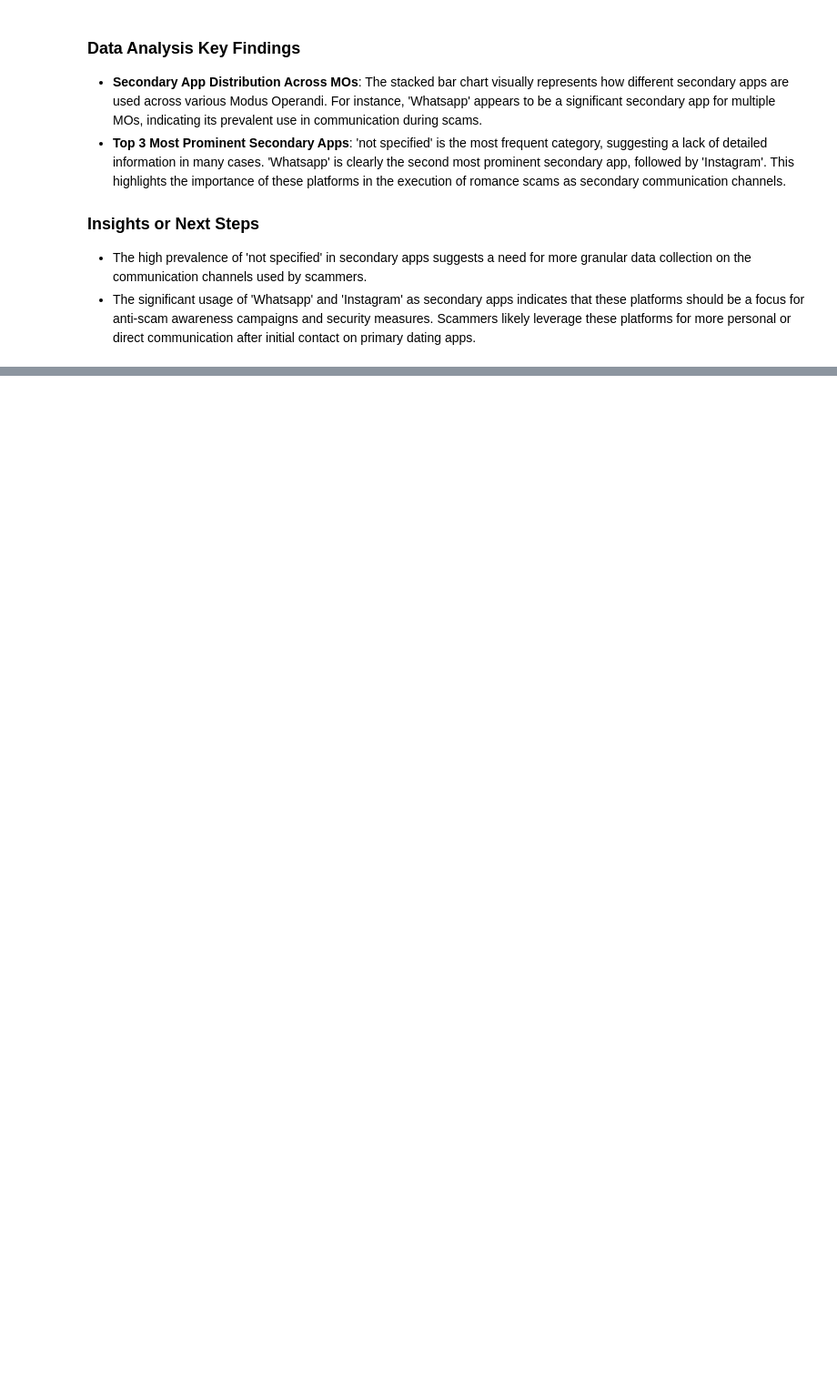
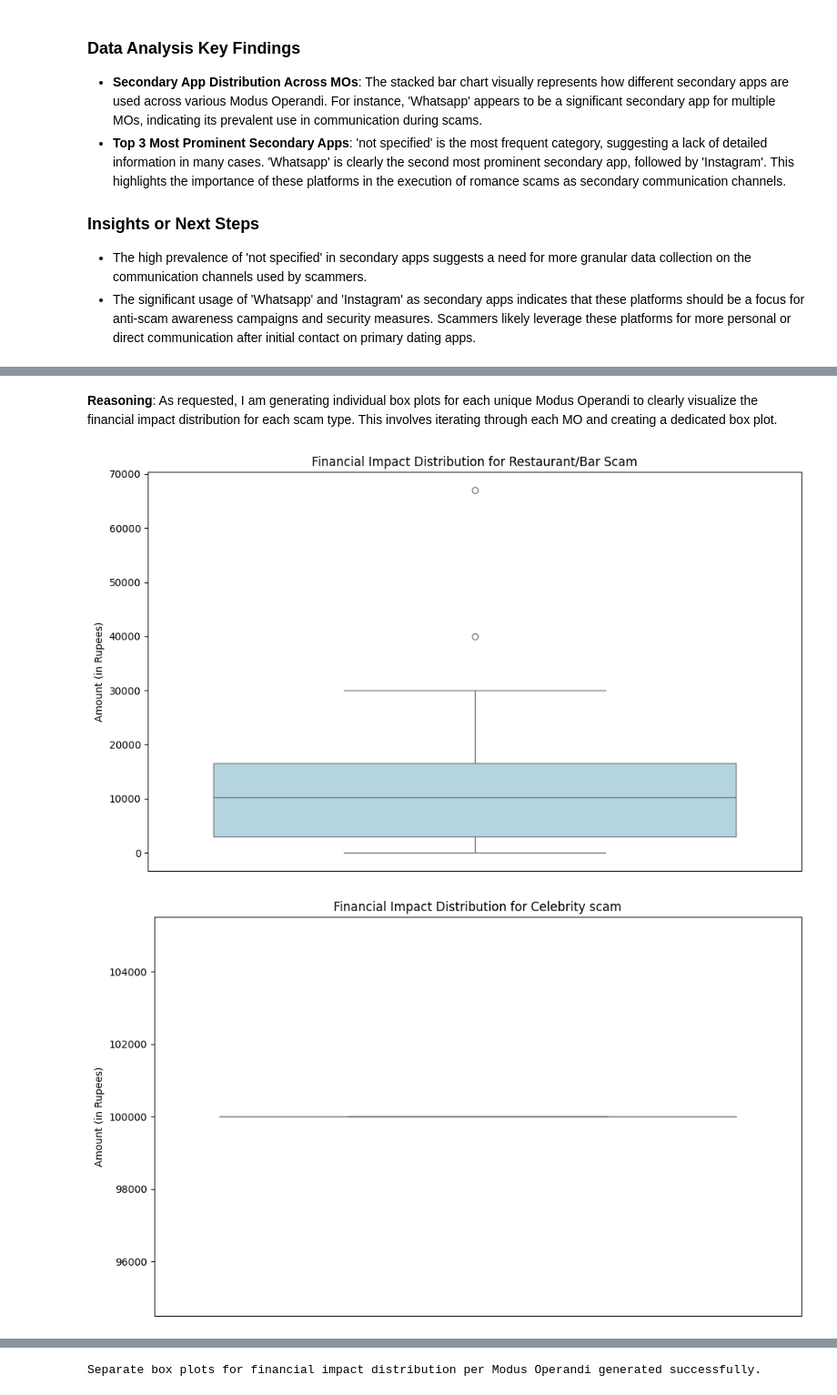
Before and after one commit to garguy07/romance-scams, a Jupyter notebook: Neuroeconomics_Analysis.ipynb, the cells around one changed output, grey strips where cells are left out. Shown at 91% size. Drawn from its saved outputs; the diff is of its cells as text; code cells hidden in the pictures; blank space fills up the shorter version.

```diff
--- a/Neuroeconomics_Analysis.ipynb
+++ b/Neuroeconomics_Analysis.ipynb
@@ -616,0 +666,21 @@ Telegram          3
+# %% [markdown]
+**Reasoning**:
+As requested, I am generating individual box plots for each unique Modus Operandi to clearly visualize the financial impact distribution for each scam type. This involves iterating through each MO and creating a dedicated box plot.
+# %%
+import seaborn as sns
+import matplotlib.pyplot as plt
+
+unique_mos = df['MO'].unique()
+
+for mo in unique_mos:
+    plt.figure(figsize=(10, 6))
+    sns.boxplot(y=df[df['MO'] == mo]['Amount (in Rupees)'], color='lightblue')
+    plt.title(f'Financial Impact Distribution for {mo}')
+    plt.ylabel('Amount (in Rupees)')
+    plt.xticks([]) # Hide x-axis ticks as there's only one category per plot
+    plt.tight_layout()
+    plt.show()
+print("Separate box plots for financial impact distribution per Modus Operandi generated successfully.")
+# %% [output]
+[figure, added]
+[figure, added]
@@ -616,0 +695 @@ Telegram          3
+Separate box plots for financial impact distribution per Modus Operandi generated successfully.
```
Also changed, not shown: parts of 16 cells of this notebook.
